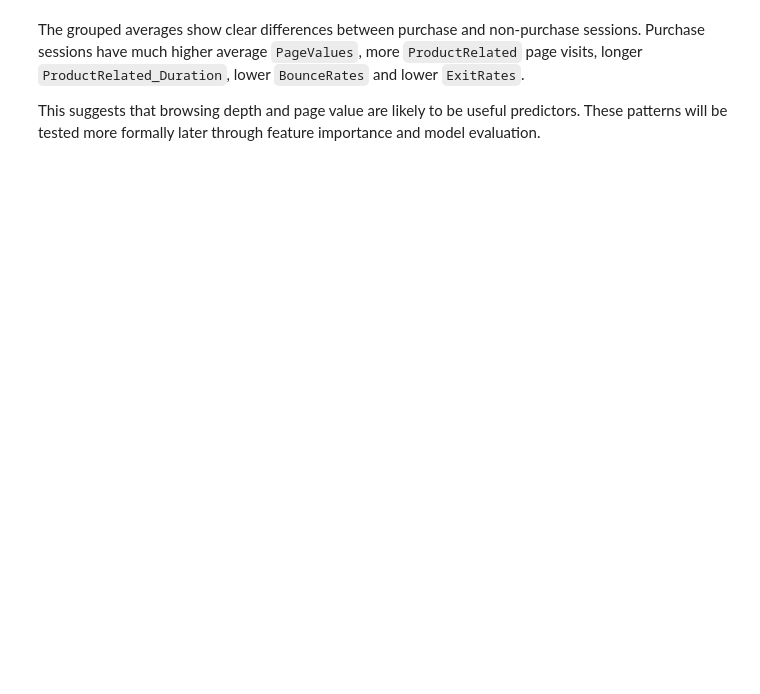
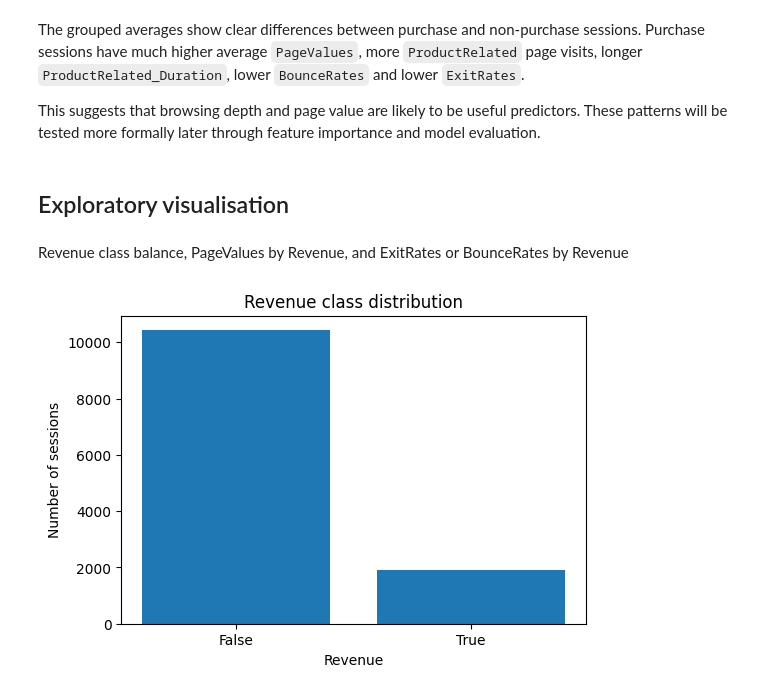
Before and after one commit to tehillabroder/online-purchase-conversion-audit, a Jupyter notebook: notebooks/aml_online_shoppers.ipynb, the cells around one changed output. Cells and saved outputs as stored; diff of their text form; code cells hidden in the pictures; blank space fills up the shorter version.

```diff
--- a/notebooks/aml_online_shoppers.ipynb
+++ b/notebooks/aml_online_shoppers.ipynb
@@ -78,3 +140,18 @@ df.groupby("Revenue")[["PageValues", "BounceRates", "ExitRates", "ProductRelated
 The grouped averages show clear differences between purchase and non-purchase sessions. Purchase sessions have much higher average `PageValues`, more `ProductRelated` page visits, longer `ProductRelated_Duration`, lower `BounceRates` and lower `ExitRates`.
 
 This suggests that browsing depth and page value are likely to be useful predictors. These patterns will be tested more formally later through feature importance and model evaluation.
+# %% [markdown]
+## Exploratory visualisation
+# %% [markdown]
+Revenue class balance, PageValues by Revenue, and ExitRates or BounceRates by Revenue
+# %%
+revenue_counts = df["Revenue"].value_counts()
+
+plt.figure(figsize=(6, 4))
+plt.bar(revenue_counts.index.astype(str), revenue_counts.values)
+plt.title("Revenue class distribution")
+plt.xlabel("Revenue")
+plt.ylabel("Number of sessions")
+plt.show()
+# %% [output]
+[figure, added]
```
Also changed, not shown: parts of 20 cells of this notebook.
